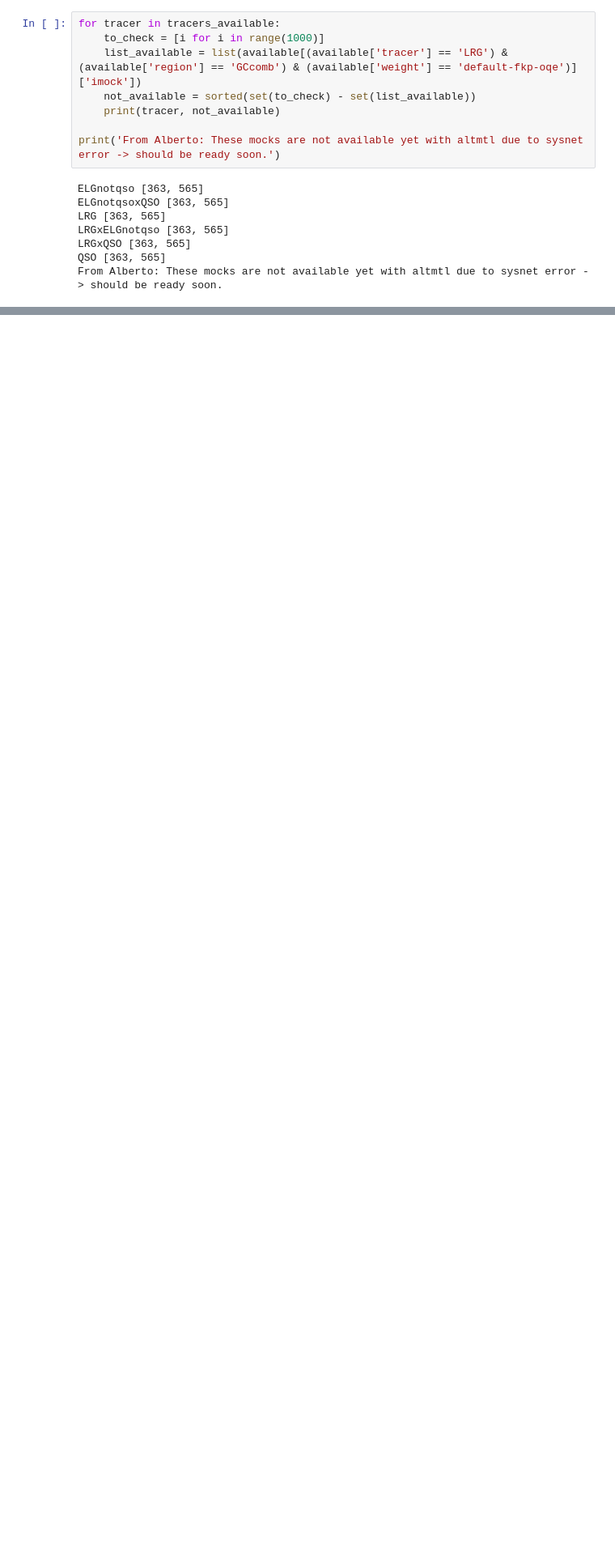
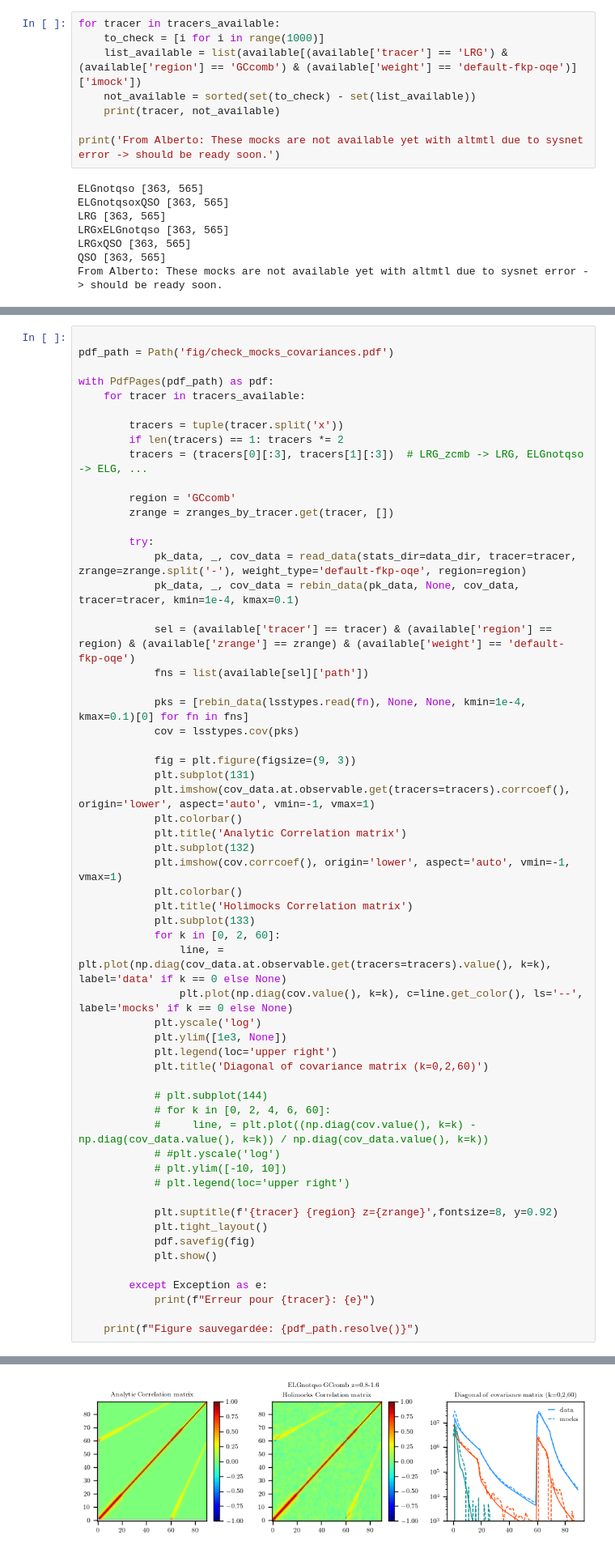
Before and after one commit to AlbertoRosado1/cai-dr2-clustering-products, a Jupyter notebook: local_png/check_mocks.ipynb, the cells around one changed output, grey strips where cells are left out. Shown at 81% size. Cells and saved outputs as stored; diff of their text form; blank space fills up the shorter version.

```diff
--- a/local_png/check_mocks.ipynb
+++ b/local_png/check_mocks.ipynb
@@ -306,0 +318,59 @@ for logscale in [True, False]:
+# %%
+
+pdf_path = Path('fig/check_mocks_covariances.pdf')
+
+with PdfPages(pdf_path) as pdf:
+    for tracer in tracers_available:
+
+        tracers = tuple(tracer.split('x'))
+        if len(tracers) == 1: tracers *= 2
+        tracers = (tracers[0][:3], tracers[1][:3])  # LRG_zcmb -> LRG, ELGnotqso -> ELG, ...
+
+        region = 'GCcomb'
+        zrange = zranges_by_tracer.get(tracer, [])
+
+        try:
+            pk_data, _, cov_data = read_data(stats_dir=data_dir, tracer=tracer, zrange=zrange.split('-'), weight_type='default-fkp-oqe', region=region)
+            pk_data, _, cov_data = rebin_data(pk_data, None, cov_data, tracer=tracer, kmin=1e-4, kmax=0.1)
+
+            sel = (available['tracer'] == tracer) & (available['region'] == region) & (available['zrange'] == zrange) & (available['weight'] == 'default-fkp-oqe')
+            fns = list(available[sel]['path'])
+
+            pks = [rebin_data(lsstypes.read(fn), None, None, kmin=1e-4, kmax=0.1)[0] for fn in fns]
+            cov = lsstypes.cov(pks)
+
+            fig = plt.figure(figsize=(9, 3))
+            plt.subplot(131)
+            plt.imshow(cov_data.at.observable.get(tracers=tracers).corrcoef(), origin='lower', aspect='auto', vmin=-1, vmax=1)
+            plt.colorbar()
+            plt.title('Analytic Correlation matrix')
+            plt.subplot(132)
+            plt.imshow(cov.corrcoef(), origin='lower', aspect='auto', vmin=-1, vmax=1)
+            plt.colorbar()
+            plt.title('Holimocks Correlation matrix')
+            plt.subplot(133)
+            for k in [0, 2, 60]:
+                line, = plt.plot(np.diag(cov_data.at.observable.get(tracers=tracers).value(), k=k), label='data' if k == 0 else None)
+                plt.plot(np.diag(cov.value(), k=k), c=line.get_color(), ls='--', label='mocks' if k == 0 else None)
+            plt.yscale('log')
+            plt.ylim([1e3, None])
+            plt.legend(loc='upper right')
+            plt.title('Diagonal of covariance matrix (k=0,2,60)')
+
+            # plt.subplot(144)
+            # for k in [0, 2, 4, 6, 60]:
+            #     line, = plt.plot((np.diag(cov.value(), k=k) - np.diag(cov_data.value(), k=k)) / np.diag(cov_data.value(), k=k))
+            # #plt.yscale('log')
+            # plt.ylim([-10, 10])
+            # plt.legend(loc='upper right')
+
+            plt.suptitle(f'{tracer} {region} z={zrange}',fontsize=8, y=0.92)
+            plt.tight_layout()
+            pdf.savefig(fig)
+            plt.show()
+
+        except Exception as e:
+            print(f"Erreur pour {tracer}: {e}")
+
+    print(f"Figure sauvegardée: {pdf_path.resolve()}")
+# %% [output]
@@ -306,0 +378 @@ for logscale in [True, False]:
+[figure, added]
```
Also changed, not shown: parts of 12 cells of this notebook, 3 other files.
